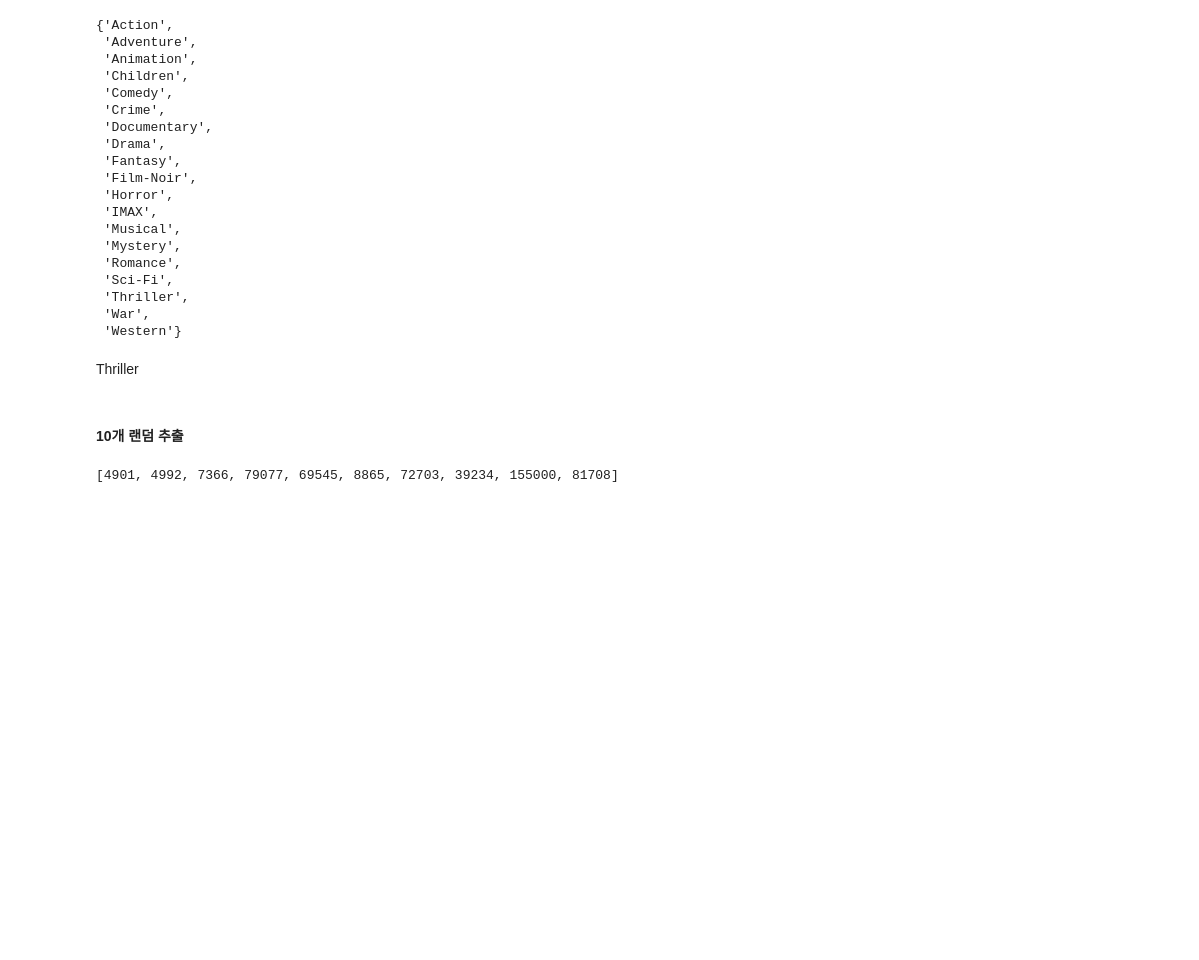
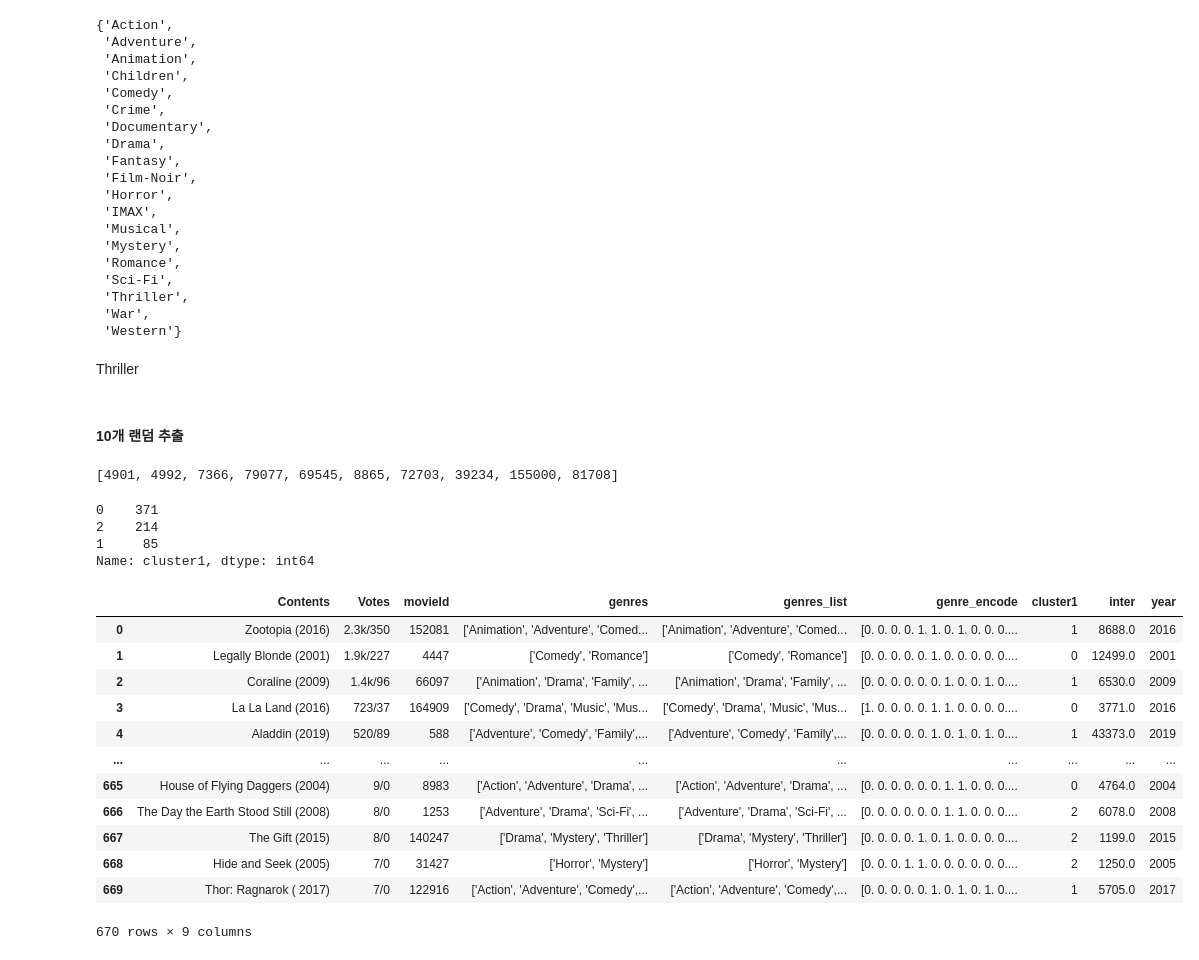
Before and after one commit to boostcampaitech4lv23recsys2/level3_productserving-level3-recsys-08, a Jupyter notebook: Data/DataProcessing/movie_select.ipynb, the cells around one changed output. Saved outputs shown, nothing was run; the diff lists cells and outputs as text; code cells hidden in the pictures; blank space fills up the shorter version.

```diff
--- a/Data/DataProcessing/movie_select.ipynb
+++ b/Data/DataProcessing/movie_select.ipynb
@@ -239,0 +242,7 @@ movieId_list
+# %%
+df.cluster1.value_counts()
+# %% [output]
+0    371
+2    214
+1     85
+Name: cluster1, dtype: int64
@@ -239,0 +251,16 @@ movieId_list
+# %%
+pd.read_pickle('/opt/ml/project/Utils/Pickle/movie_random_select_3229.pickle')
+# %% [output]
+|  | Contents | Votes | movieId | genres | genres_list | genre_encode | cluster1 | inter | year |
+| 0 | Zootopia (2016) | 2.3k/350 | 152081 | ['Animation', 'Adventure', 'Comed... | ['Animation', 'Adventure', 'Comed... | [0. 0. 0. 0. 1. 1. 0. 1. 0. 0. 0.... | 1 | 8688.0 | 2016 |
+| 1 | Legally Blonde (2001) | 1.9k/227 | 4447 | ['Comedy', 'Romance'] | ['Comedy', 'Romance'] | [0. 0. 0. 0. 0. 1. 0. 0. 0. 0. 0.... | 0 | 12499.0 | 2001 |
+| 2 | Coraline (2009) | 1.4k/96 | 66097 | ['Animation', 'Drama', 'Family', ... | ['Animation', 'Drama', 'Family', ... | [0. 0. 0. 0. 0. 0. 1. 0. 0. 1. 0.... | 1 | 6530.0 | 2009 |
+| 3 | La La Land (2016) | 723/37 | 164909 | ['Comedy', 'Drama', 'Music', 'Mus... | ['Comedy', 'Drama', 'Music', 'Mus... | [1. 0. 0. 0. 0. 1. 1. 0. 0. 0. 0.... | 0 | 3771.0 | 2016 |
+| 4 | Aladdin (2019) | 520/89 | 588 | ['Adventure', 'Comedy', 'Family',... | ['Adventure', 'Comedy', 'Family',... | [0. 0. 0. 0. 0. 1. 0. 1. 0. 1. 0.... | 1 | 43373.0 | 2019 |
+| ... | ... | ... | ... | ... | ... | ... | ... | ... | ... |
+| 665 | House of Flying Daggers (2004) | 9/0 | 8983 | ['Action', 'Adventure', 'Drama', ... | ['Action', 'Adventure', 'Drama', ... | [0. 0. 0. 0. 0. 0. 1. 1. 0. 0. 0.... | 0 | 4764.0 | 2004 |
+| 666 | The Day the Earth Stood Still (2008) | 8/0 | 1253 | ['Adventure', 'Drama', 'Sci-Fi', ... | ['Adventure', 'Drama', 'Sci-Fi', ... | [0. 0. 0. 0. 0. 0. 1. 1. 0. 0. 0.... | 2 | 6078.0 | 2008 |
+| 667 | The Gift (2015) | 8/0 | 140247 | ['Drama', 'Mystery', 'Thriller'] | ['Drama', 'Mystery', 'Thriller'] | [0. 0. 0. 0. 1. 0. 1. 0. 0. 0. 0.... | 2 | 1199.0 | 2015 |
+| 668 | Hide and Seek (2005) | 7/0 | 31427 | ['Horror', 'Mystery'] | ['Horror', 'Mystery'] | [0. 0. 0. 1. 1. 0. 0. 0. 0. 0. 0.... | 2 | 1250.0 | 2005 |
+| 669 | Thor: Ragnarok ( 2017) | 7/0 | 122916 | ['Action', 'Adventure', 'Comedy',... | ['Action', 'Adventure', 'Comedy',... | [0. 0. 0. 0. 0. 1. 0. 1. 0. 1. 0.... | 1 | 5705.0 | 2017 |
+670 rows × 9 columns
```
Also changed, not shown: parts of 4 cells of this notebook.
